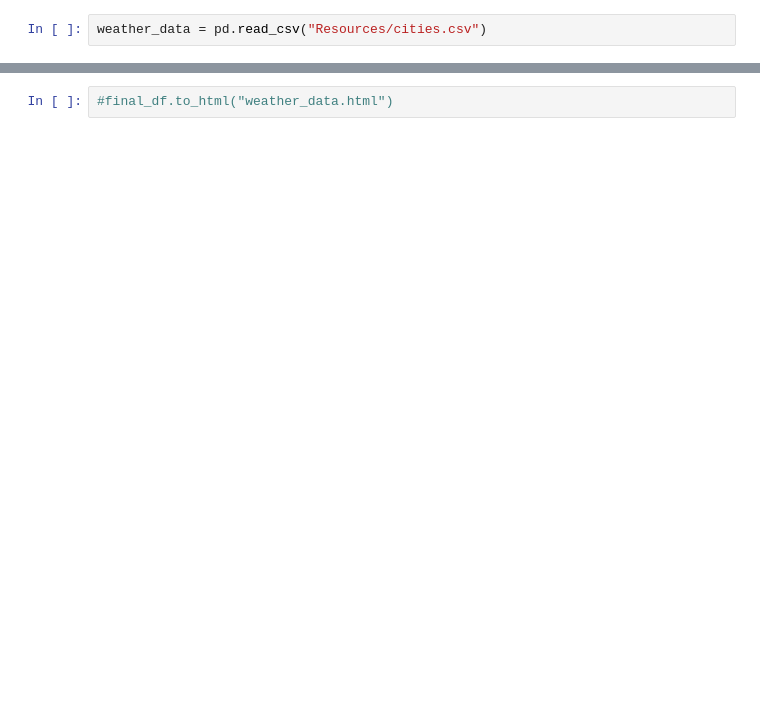
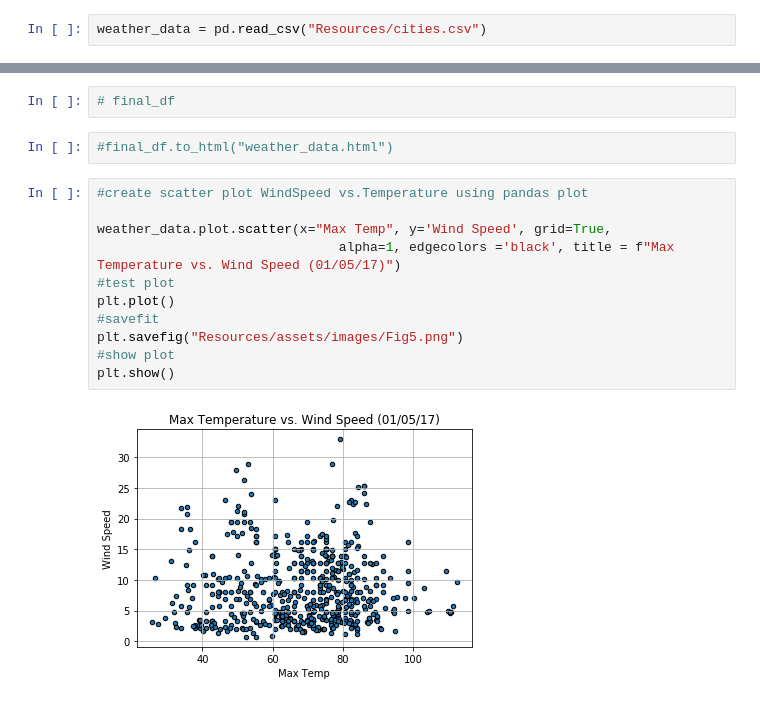
Before and after one commit to Omar-Castillo/Web-Visualization-Dashboard-Latitude-HW, a Jupyter notebook: Weather Data.ipynb, the cells around one changed output, grey strips where cells are left out. Saved outputs shown, nothing was run; the diff lists cells and outputs as text; blank space fills up the shorter version.

```diff
--- a/Weather Data.ipynb
+++ b/Weather Data.ipynb
@@ -39,2 +21,17 @@ final_df
+# %%
+# final_df
 # %%
 #final_df.to_html("weather_data.html")
+# %%
+#create scatter plot WindSpeed vs.Temperature using pandas plot
+
+weather_data.plot.scatter(x="Max Temp", y='Wind Speed', grid=True,
+                               alpha=1, edgecolors ='black', title = f"Max Temperature vs. Wind Speed (01/05/17)")
+#test plot
+plt.plot()
+#savefit
+plt.savefig("Resources/assets/images/Fig5.png")
+#show plot
+plt.show()
+# %% [output]
+[figure, added]
```
Also changed, not shown: parts of 5 cells of this notebook, 8 other files.
